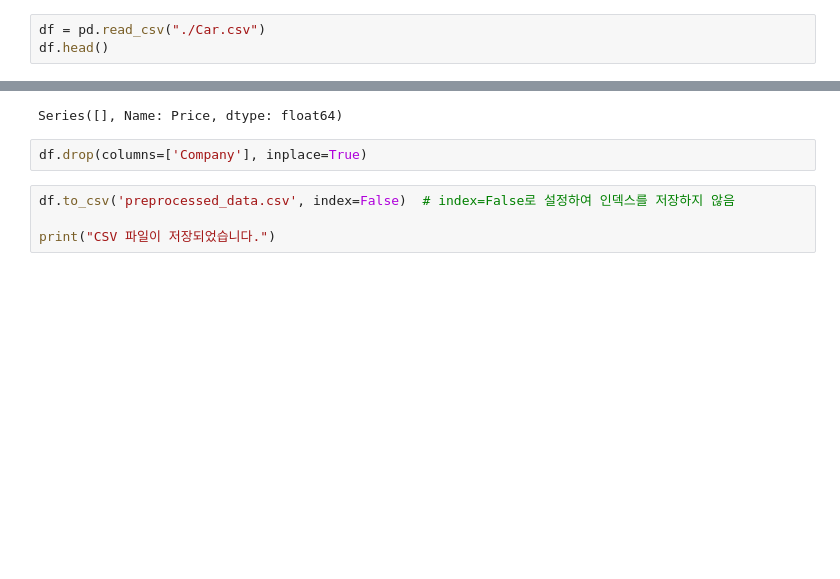
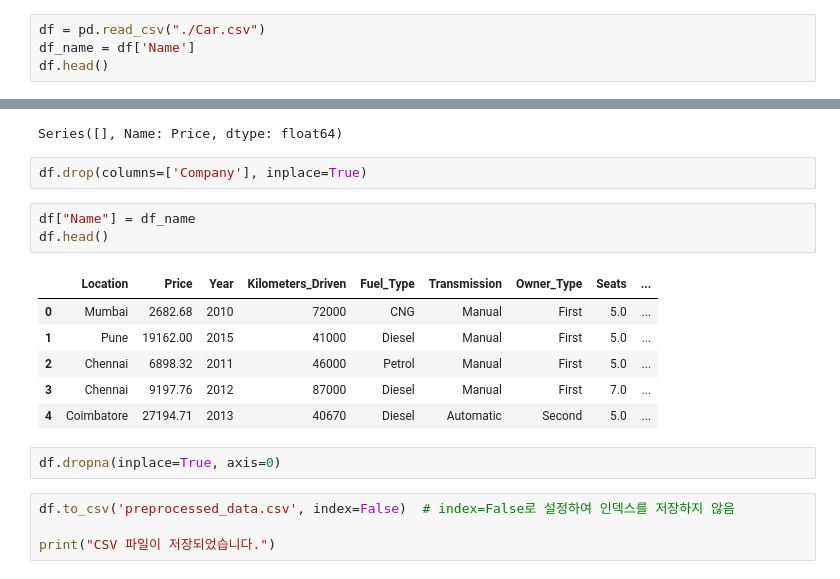
Before and after one commit to Choi-HanEol/Posco_BigData, a Jupyter notebook: Car/preprocessingData.ipynb, the cells around one changed output, grey strips where cells are left out. Drawn from its saved outputs; the diff is of its cells as text; blank space fills up the shorter version.

```diff
--- a/Car/preprocessingData.ipynb
+++ b/Car/preprocessingData.ipynb
@@ -15,6 +15,7 @@ plt.rcParams['font.family'] = 'NanumGothic'
 mpl.rcParams['axes.unicode_minus'] = False
 # %%
 df = pd.read_csv("./Car.csv")
+df_name = df['Name']
 df.head()
 # %% [output]
 |  | Name | Location | Price | Year | Kilometers_Driven | Fuel_Type | Transmission | Owner_Type | Mileage | ... |
@@ -543,6 +537,18 @@ df.loc[df['Price'] < 10, "Price"]
 Series([], Name: Price, dtype: float64)
 # %%
 df.drop(columns=['Company'], inplace=True)
+# %%
+df["Name"] = df_name
+df.head()
+# %% [output]
+|  | Location | Price | Year | Kilometers_Driven | Fuel_Type | Transmission | Owner_Type | Seats | ... |
+| 0 | Mumbai | 2682.68 | 2010 | 72000 | CNG | Manual | First | 5.0 | ... |
+| 1 | Pune | 19162.00 | 2015 | 41000 | Diesel | Manual | First | 5.0 | ... |
+| 2 | Chennai | 6898.32 | 2011 | 46000 | Petrol | Manual | First | 5.0 | ... |
+| 3 | Chennai | 9197.76 | 2012 | 87000 | Diesel | Manual | First | 7.0 | ... |
+| 4 | Coimbatore | 27194.71 | 2013 | 40670 | Diesel | Automatic | Second | 5.0 | ... |
+# %%
+df.dropna(inplace=True, axis=0)
 # %%
 df.to_csv('preprocessed_data.csv', index=False)  # index=False로 설정하여 인덱스를 저장하지 않음
 
```
Also changed, not shown: parts of 1 cell of this notebook, 12 other files.
